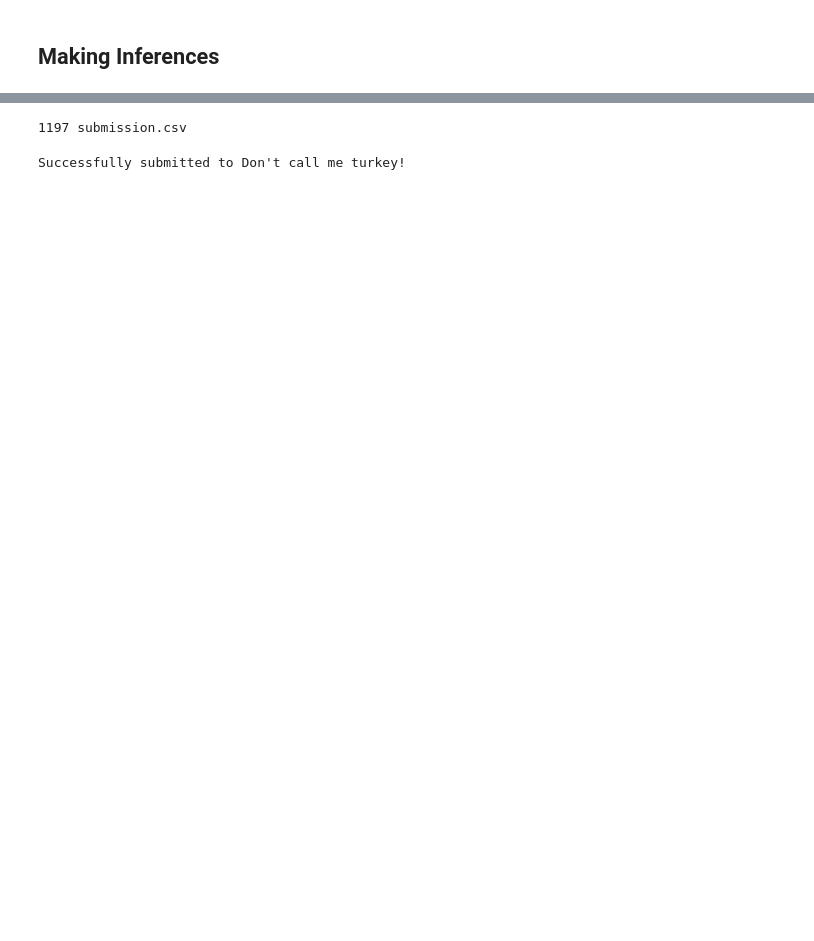
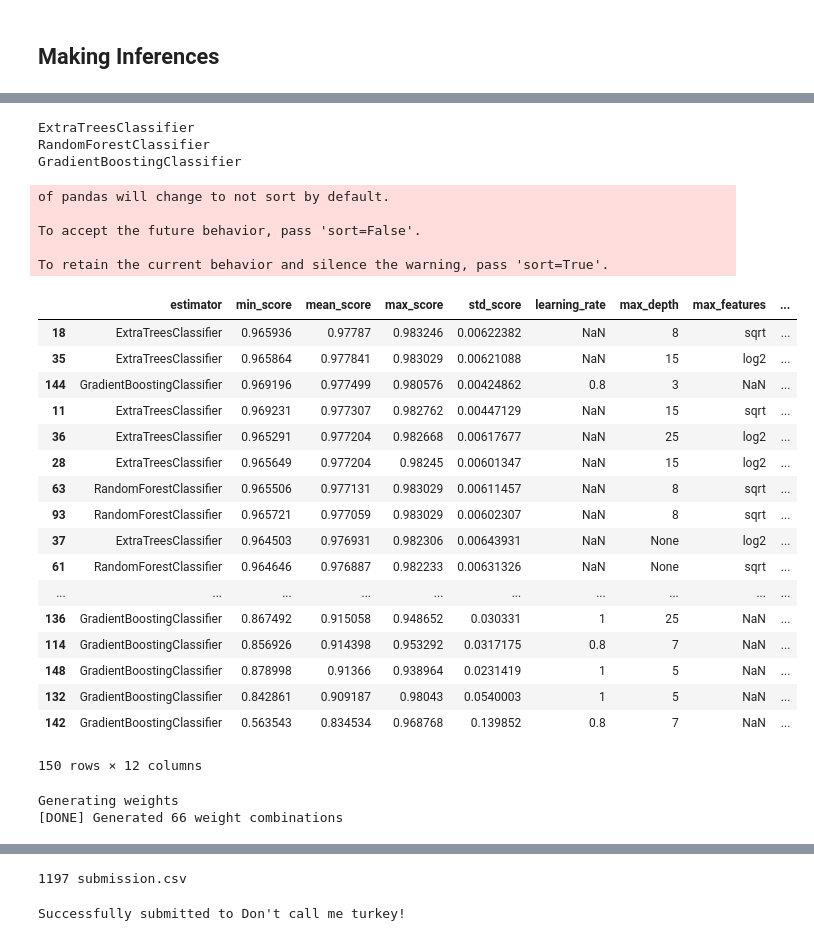
Before and after one commit to yfe404/kaggle-1st-place-dont-call-me-turkey, a Jupyter notebook: All Steps - Final Submission.ipynb, the cells around one changed output, grey strips where cells are left out. Cells and saved outputs as stored; diff of their text form; code cells hidden in the pictures; blank space fills up the shorter version.

```diff
--- a/All Steps - Final Submission.ipynb
+++ b/All Steps - Final Submission.ipynb
@@ -1563,0 +1646,6 @@ def train_model(X_train, y_train, X_test, n_splits=5, verbose=2):
+# %%
+features.remove('lstm_predictions')
+# %%
+
+X = TRAIN_DF[features].values
+Y = TRAIN_DF['is_turkey'].values
@@ -1563,0 +1713,20 @@ def train_model(X_train, y_train, X_test, n_splits=5, verbose=2):
+# %%
+from sklearn.ensemble import RandomForestClassifier
+from sklearn.ensemble import AdaBoostClassifier
+from sklearn.ensemble import GradientBoostingClassifier
+from sklearn.svm import SVC
+
+models1 = {
+    'ExtraTreesClassifier': ExtraTreesClassifier(),
+    'RandomForestClassifier': RandomForestClassifier(),
+    'GradientBoostingClassifier': GradientBoostingClassifier(),
+}
+
+params1 = {
+    'ExtraTreesClassifier': { 'n_estimators': [120, 300, 500, 800, 1200], 'max_depth': [5, 8, 15, 25, 30, None], 'min_samples_split': [2, 5, 10, 15, 100], 'min_samples_leaf': [1, 2, 5, 10], 'max_features': ['sqrt', 'log2', None]  },
+    'RandomForestClassifier': { 'n_estimators': [120, 300, 500, 800, 1200], 'max_depth': [5, 8, 15, 25, 30, None], 'min_samples_split': [2, 5, 10, 15, 100], 'min_samples_leaf': [1, 2, 5, 10], 'max_features': ['sqrt', 'log2', None] },
+    'GradientBoostingClassifier': { 'n_estimators': [16, 32], 'learning_rate': [0.8, 1.0], 'max_depth': [3,5,7,9,12,15,17,25], 'subsample': [0.6, 0.7, 0.8, 0.9, 1.0] },
+}
+# %%
+helper1 = EstimatorSelectionHelper(models1, params1)
+helper1.fit(X, Y, scoring='roc_auc', n_jobs=-1, n_iter=50, cv=5, verbose=100, refit=True)
@@ -1563,0 +1751,41 @@ def train_model(X_train, y_train, X_test, n_splits=5, verbose=2):
+# %%
+helper1.score_summary(sort_by='mean_score')
+# %% [output]
+ExtraTreesClassifier
+RandomForestClassifier
+GradientBoostingClassifier
+of pandas will change to not sort by default.
+
+To accept the future behavior, pass 'sort=False'.
+
+To retain the current behavior and silence the warning, pass 'sort=True'.
+|  | estimator | min_score | mean_score | max_score | std_score | learning_rate | max_depth | max_features | ... |
+| 18 | ExtraTreesClassifier | 0.965936 | 0.97787 | 0.983246 | 0.00622382 | NaN | 8 | sqrt | ... |
+| 35 | ExtraTreesClassifier | 0.965864 | 0.977841 | 0.983029 | 0.00621088 | NaN | 15 | log2 | ... |
+| 144 | GradientBoostingClassifier | 0.969196 | 0.977499 | 0.980576 | 0.00424862 | 0.8 | 3 | NaN | ... |
+| 11 | ExtraTreesClassifier | 0.969231 | 0.977307 | 0.982762 | 0.00447129 | NaN | 15 | sqrt | ... |
+| 36 | ExtraTreesClassifier | 0.965291 | 0.977204 | 0.982668 | 0.00617677 | NaN | 25 | log2 | ... |
+| 28 | ExtraTreesClassifier | 0.965649 | 0.977204 | 0.98245 | 0.00601347 | NaN | 15 | log2 | ... |
+| 63 | RandomForestClassifier | 0.965506 | 0.977131 | 0.983029 | 0.00611457 | NaN | 8 | sqrt | ... |
+| 93 | RandomForestClassifier | 0.965721 | 0.977059 | 0.983029 | 0.00602307 | NaN | 8 | sqrt | ... |
+| 37 | ExtraTreesClassifier | 0.964503 | 0.976931 | 0.982306 | 0.00643931 | NaN | None | log2 | ... |
+| 61 | RandomForestClassifier | 0.964646 | 0.976887 | 0.982233 | 0.00631326 | NaN | None | sqrt | ... |
+| ... | ... | ... | ... | ... | ... | ... | ... | ... | ... |
+| 136 | GradientBoostingClassifier | 0.867492 | 0.915058 | 0.948652 | 0.030331 | 1 | 25 | NaN | ... |
+| 114 | GradientBoostingClassifier | 0.856926 | 0.914398 | 0.953292 | 0.0317175 | 0.8 | 7 | NaN | ... |
+| 148 | GradientBoostingClassifier | 0.878998 | 0.91366 | 0.938964 | 0.0231419 | 1 | 5 | NaN | ... |
+| 132 | GradientBoostingClassifier | 0.842861 | 0.909187 | 0.98043 | 0.0540003 | 1 | 5 | NaN | ... |
+| 142 | GradientBoostingClassifier | 0.563543 | 0.834534 | 0.968768 | 0.139852 | 0.8 | 7 | NaN | ... |
+150 rows × 12 columns
+# %%
+print("Generating weights")
+weights = []
+for i in range(11):
+    for j in range(11):
+        for k in range(11):
+            if sum([i,j,k]) == 10:
+                weights.append([i,j,k])
+print("[DONE] Generated {} weight combinations".format(len(weights)))
+# %% [output]
+Generating weights
+[DONE] Generated 66 weight combinations
```
Also changed, not shown: parts of 58 cells of this notebook, 2 other files.
